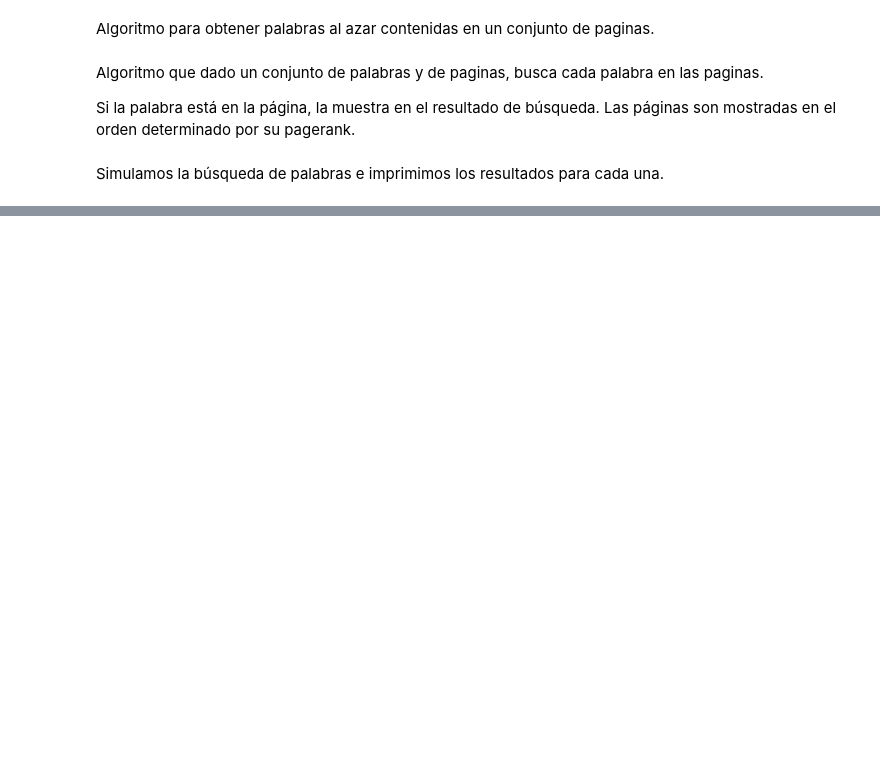
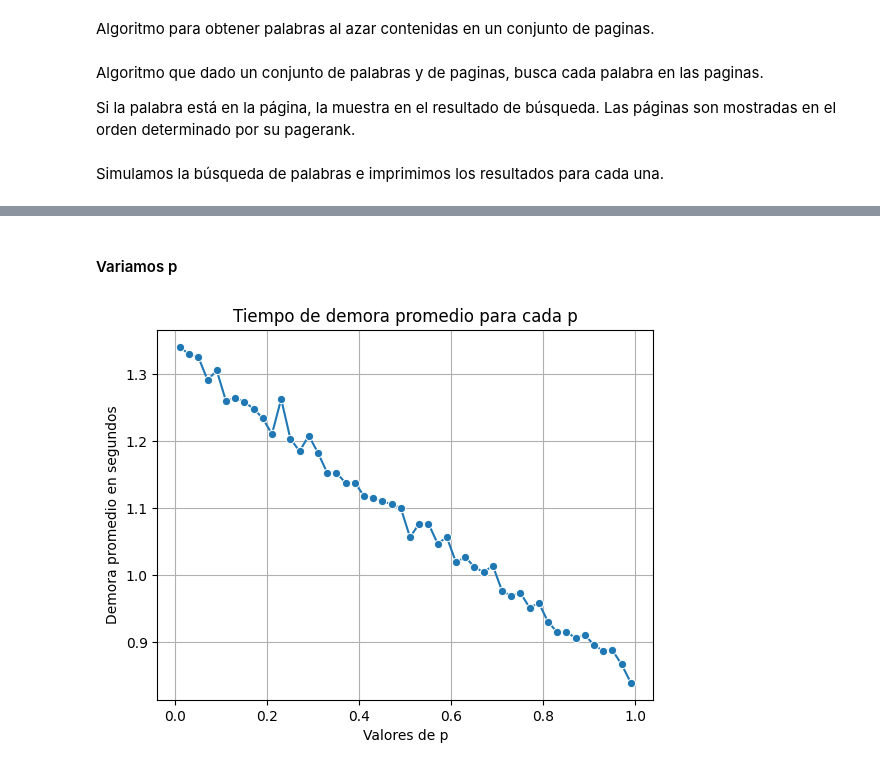
Before and after one commit to ramirogestoso/simulacion-2c-2022, a Jupyter notebook: TP2/tp2.ipynb, the cells around one changed output, grey strips where cells are left out. Saved outputs shown, nothing was run; the diff lists cells and outputs as text; code cells hidden in the pictures; blank space fills up the shorter version.

```diff
--- a/TP2/tp2.ipynb
+++ b/TP2/tp2.ipynb
@@ -248,0 +394,20 @@ De
+# %% [markdown]
+#### Variamos p
+# %%
+sim = WebServiceSim()
+valores_p = np.linspace(0.01, 0.99, 50)
+demoras = []
+sin_esperar = []
+for p in valores_p:
+    res = sim.simularDosDB(20_000, 4, 0.7, 1, p)
+    demoras.append(res['demora_total_promedio'])
+    sin_esperar.append(res['sin_esperar_probabilidad'])
+# %%
+sns.lineplot(x=valores_p, y=demoras, marker='o')
+plt.grid()
+plt.title('Tiempo de demora promedio para cada p')
+plt.ylabel('Demora promedio en segundos')
+plt.xlabel('Valores de p')
+plt.show()
+# %% [output]
+[figure, added]
```
Also changed, not shown: parts of 91 cells of this notebook, 3 other files.
